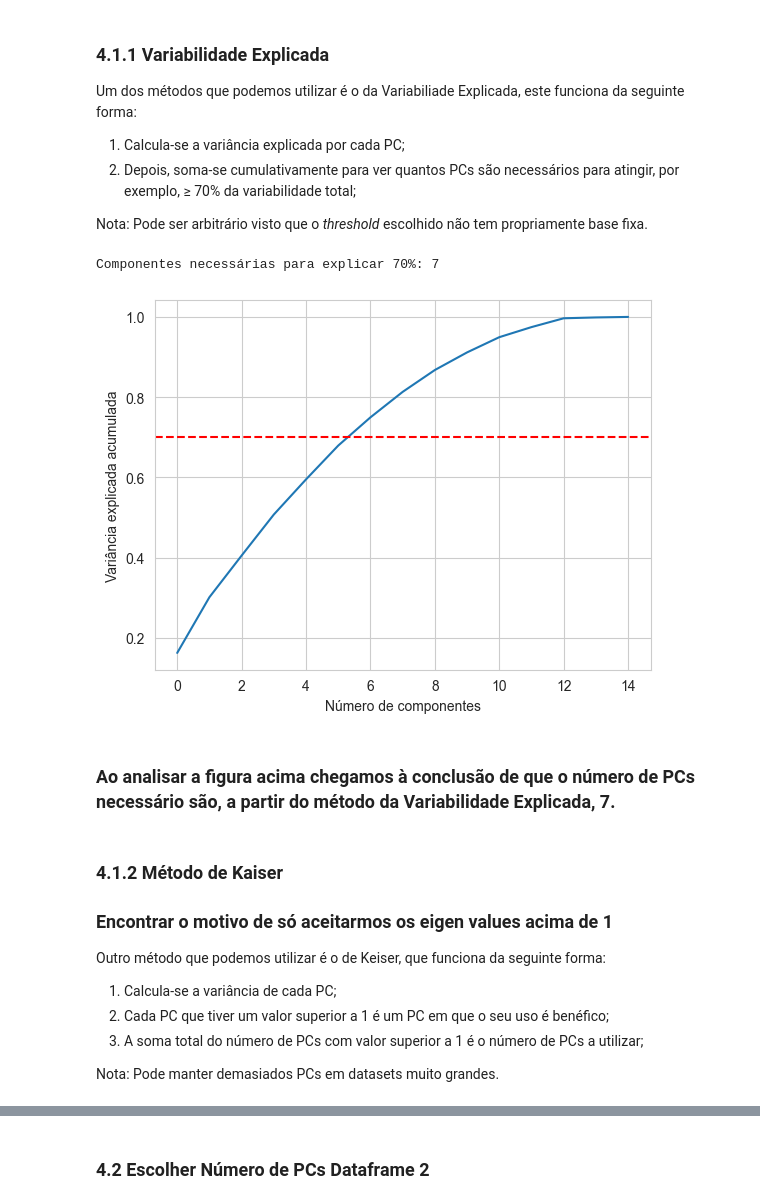
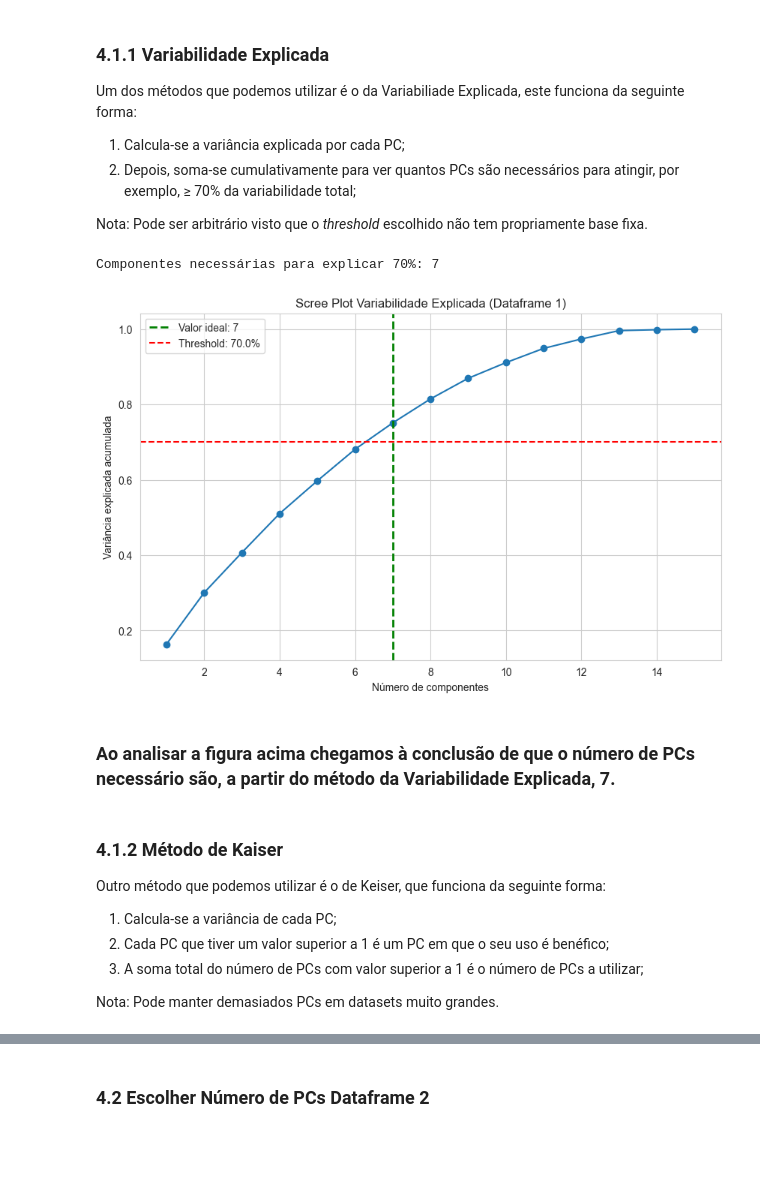
Before and after one commit to jfeiteira/Mini-projeto-do-PCA-e-Cluster, a Jupyter notebook: pca.ipynb, the cells around one changed output, grey strips where cells are left out. Saved outputs shown, nothing was run; the diff lists cells and outputs as text; code cells hidden in the pictures; blank space fills up the shorter version.

```diff
--- a/pca.ipynb
+++ b/pca.ipynb
@@ -184,10 +180,6 @@ Para este caso definimos que o tratamento seria o seguinte:
 
 <br>
 # %%
-# Valores de Percentagem
-df['conversion_rate'] = (df['conversion_rate'] / df['conversion_rate'].max()) * 100
-df['retention_30d'] = (df['retention_30d'] / df['retention_30d'].max()) * 100
-
 # Intervalo entre 0 e 1 (Com Rescale)
 max_val = df['feature_usage_diversity'].max()
 df['feature_usage_diversity'] = (df['feature_usage_diversity'] / max_val)
@@ -736,34 +783,42 @@ Nota: Pode ser arbitrário visto que o *threshold* escolhido não tem propriamen
 # %%
 ## Implementação Variabilidade Explicada
 
 scaler = StandardScaler()
 X_scaled = scaler.fit_transform(df_clean)
 
 pca = PCA()
 pca.fit(X_scaled)
 
 explained_variance = pca.explained_variance_ratio_
 cumulative_variance = np.cumsum(explained_variance)
 
 threshold = 0.70
 n_components_70 = np.argmax(cumulative_variance >= threshold) + 1
 
 print("Componentes necessárias para explicar 70%:", n_components_70)
 
-plt.plot(cumulative_variance)
-plt.axhline(y=threshold, color='r', linestyle='--')
+x_axis = np.arange(1, len(cumulative_variance) + 1)
+plt.figure(figsize=(10,6))
+plt.plot(x_axis, cumulative_variance, marker='o')
+
+# Melhor cotovelo (vermelho)
+plt.axvline(n_components_70, color='green', linestyle='--', linewidth=2,
+            label=f'Valor ideal: {n_components_70}')
+
+plt.axhline(y=threshold, color='r', linestyle='--', label = f'Threshold: {threshold * 100}%')
 plt.xlabel('Número de componentes')
 plt.ylabel('Variância explicada acumulada')
+plt.legend()
 plt.grid(True)
+plt.title('Scree Plot Variabilidade Explicada (Dataframe 1)')
 plt.show()
 # %% [output]
 Componentes necessárias para explicar 70%: 7
-[figure, old version]
+[figure, new version]
 # %% [markdown]
 ### Ao analisar a figura acima chegamos à conclusão de que o número de PCs necessário são, a partir do método da Variabilidade Explicada, **7**.
 # %% [markdown]
 ### 4.1.2 Método de Kaiser
-### Encontrar o motivo de só aceitarmos os eigen values acima de 1
 Outro método que podemos utilizar é o de Keiser, que funciona da seguinte forma:
 1. Calcula-se a variância de cada PC;
 2. Cada PC que tiver um valor superior a 1 é um PC em que o seu uso é benéfico;
```
Also changed, not shown: parts of 53 cells of this notebook.
